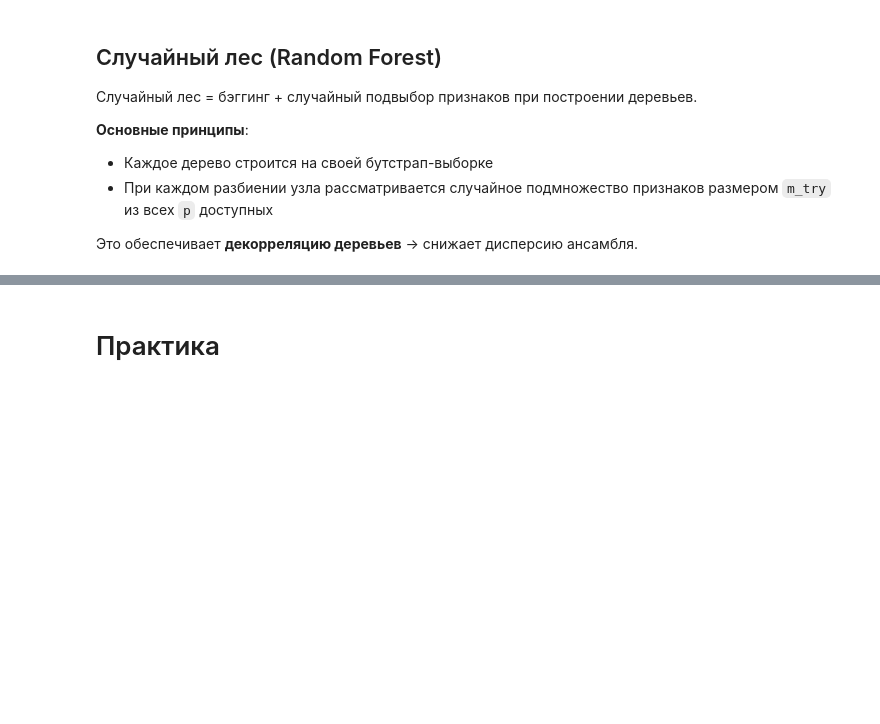
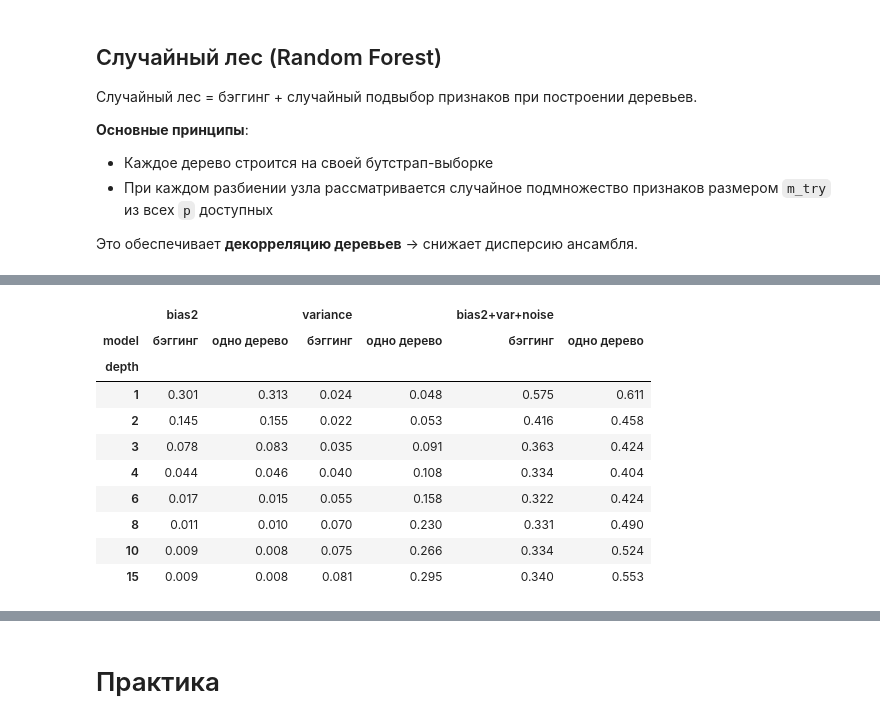
Before and after one commit to evgpat/ml_basics_course, a Jupyter notebook: lesson_09/09_Семинар_Ансамблевые_методы.ipynb, the cells around one changed output, grey strips where cells are left out. Cells and saved outputs as stored; diff of their text form; code cells hidden in the pictures; blank space fills up the shorter version.

```diff
--- a/lesson_09/09_Семинар_Ансамблевые_методы.ipynb
+++ b/lesson_09/09_Семинар_Ансамблевые_методы.ipynb
@@ -135,0 +143,47 @@ plt.show()
+# %%
+import numpy as np
+import pandas as pd
+import matplotlib.pyplot as plt
+
+from sklearn.tree import DecisionTreeRegressor
+from sklearn.ensemble import BaggingRegressor
+
+rng = np.random.default_rng(0)
+
+def f_true(x):
+    return np.sin(x[:, 0]) + 0.5 * np.cos(2 * x[:, 1]) + 0.3 * x[:, 0] * x[:, 1] / 5
+
+sigma = 0.5                                   # стандартное отклонение шума, σ² = 0.25
+X_test_syn = rng.uniform(0, 6, (400, 2))      # фиксированные тестовые точки
+f_test_syn = f_true(X_test_syn)
+
+n_rounds, n_train = 60, 300
+rows = []
+for depth in [1, 2, 3, 4, 6, 8, 10, 15]:
+    p_tree = np.zeros((n_rounds, len(X_test_syn)))
+    p_bag = np.zeros((n_rounds, len(X_test_syn)))
+    for r in range(n_rounds):
+        X_tr = rng.uniform(0, 6, (n_train, 2))
+        y_tr = f_true(X_tr) + rng.normal(0, sigma, n_train)
+        p_tree[r] = DecisionTreeRegressor(max_depth=depth, random_state=r).fit(X_tr, y_tr).predict(X_test_syn)
+        bag = BaggingRegressor(DecisionTreeRegressor(max_depth=depth), n_estimators=25, random_state=r)
+        p_bag[r] = bag.fit(X_tr, y_tr).predict(X_test_syn)
+    for name, p in [('одно дерево', p_tree), ('бэггинг', p_bag)]:
+        bias2 = ((p.mean(axis=0) - f_test_syn) ** 2).mean()
+        var = p.var(axis=0).mean()
+        rows.append({'depth': depth, 'model': name, 'bias2': bias2, 'variance': var, 'bias2+var+noise': bias2 + var + sigma ** 2})
+
+bv = pd.DataFrame(rows)
+bv.pivot(index='depth', columns='model', values=['bias2', 'variance', 'bias2+var+noise']).round(3)
+# %% [output]
+|  | bias2 |  | variance |  | bias2+var+noise |  |
+| model | бэггинг | одно дерево | бэггинг | одно дерево | бэггинг | одно дерево |
+| depth |  |  |  |  |  |  |
+| 1 | 0.301 | 0.313 | 0.024 | 0.048 | 0.575 | 0.611 |
+| 2 | 0.145 | 0.155 | 0.022 | 0.053 | 0.416 | 0.458 |
+| 3 | 0.078 | 0.083 | 0.035 | 0.091 | 0.363 | 0.424 |
+| 4 | 0.044 | 0.046 | 0.040 | 0.108 | 0.334 | 0.404 |
+| 6 | 0.017 | 0.015 | 0.055 | 0.158 | 0.322 | 0.424 |
+| 8 | 0.011 | 0.010 | 0.070 | 0.230 | 0.331 | 0.490 |
+| 10 | 0.009 | 0.008 | 0.075 | 0.266 | 0.334 | 0.524 |
+| 15 | 0.009 | 0.008 | 0.081 | 0.295 | 0.340 | 0.553 |
```
Also changed, not shown: parts of 102 cells of this notebook, 2 other files.
